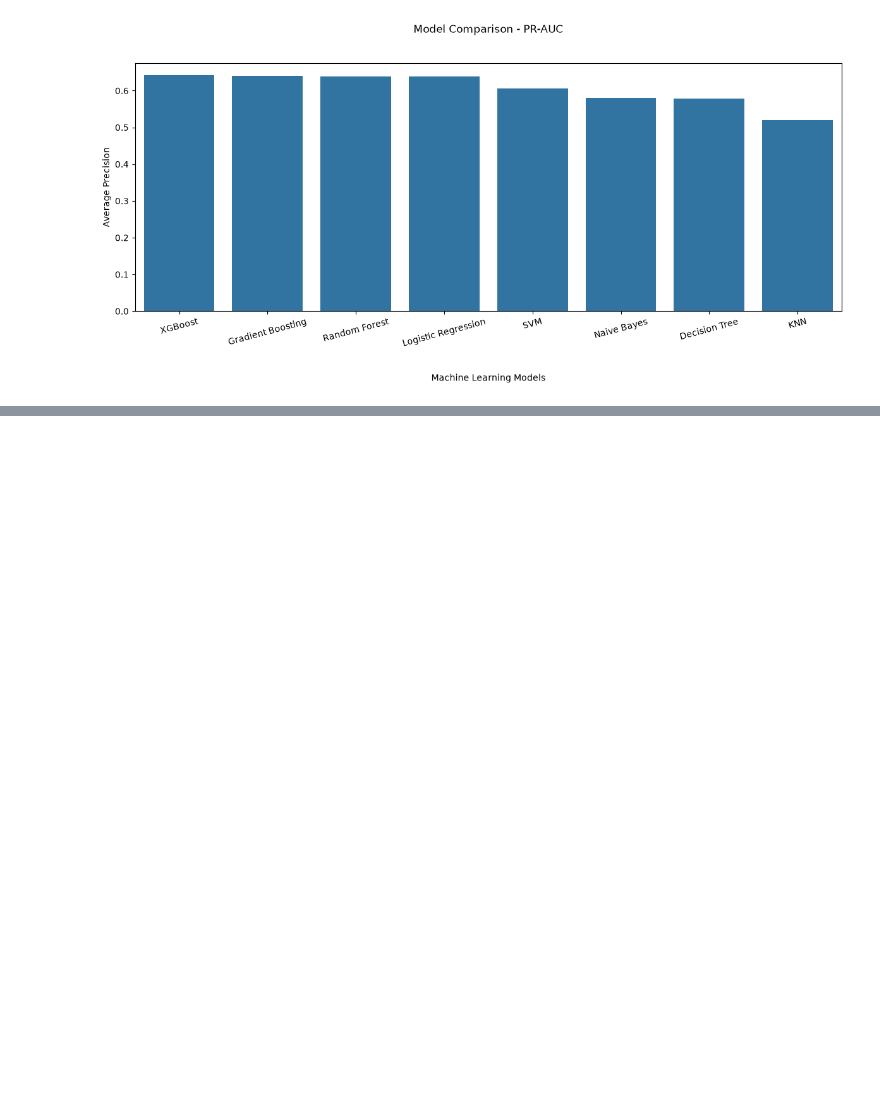
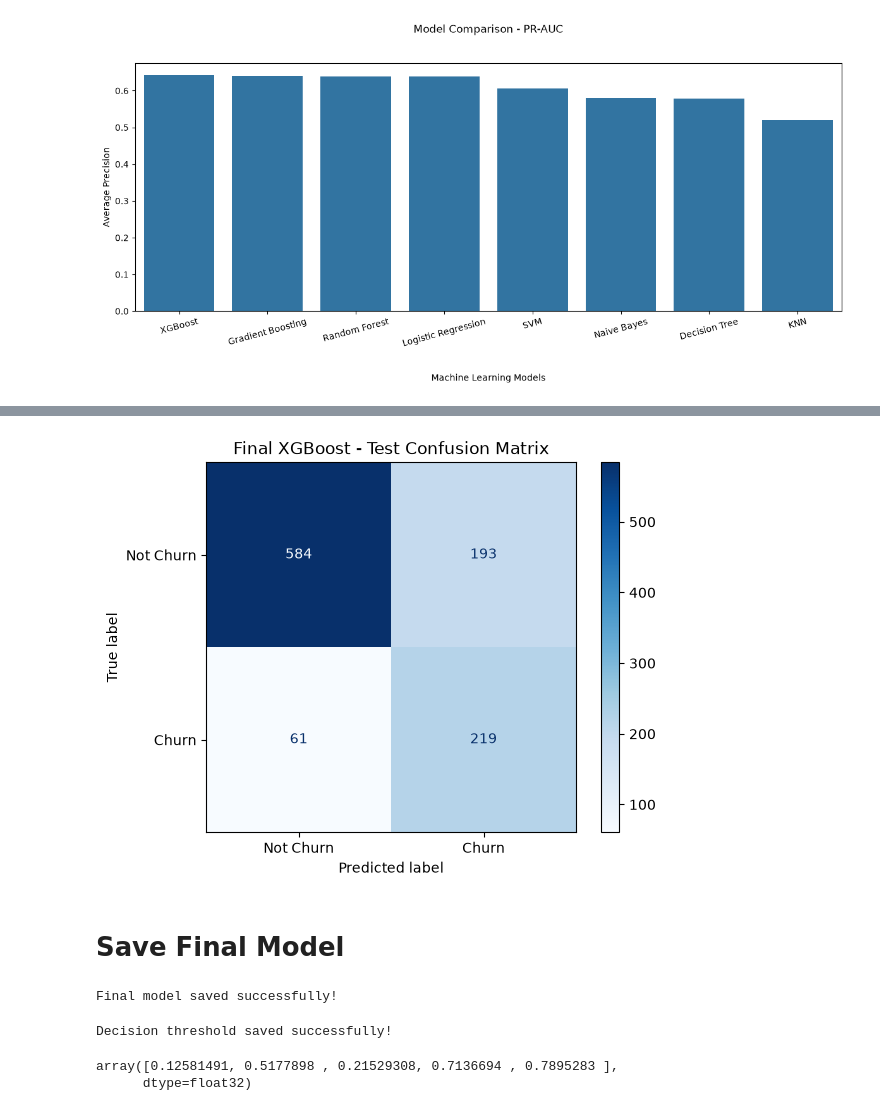
Before and after one commit to rifat9754/Customer-Churn-Prediction, a Jupyter notebook: notebooks/03_model_training.ipynb, the cells around one changed output, grey strips where cells are left out. Cells and saved outputs as stored; diff of their text form; code cells hidden in the pictures; blank space fills up the shorter version.

```diff
--- a/notebooks/03_model_training.ipynb
+++ b/notebooks/03_model_training.ipynb
@@ -479,0 +942,8 @@ plt.show()
+# %%
+final_model = best_estimators["XGBoost"]
+
+best_threshold = 0.536
+
+y_test_prob = final_model.predict_proba(X_test_raw)[:, 1]
+
+y_test_pred = (y_test_prob >= best_threshold).astype(int)
@@ -479,0 +994,17 @@ plt.show()
+# %%
+from sklearn.metrics import confusion_matrix, ConfusionMatrixDisplay
+
+cm = confusion_matrix(y_test, y_test_pred)
+
+disp = ConfusionMatrixDisplay(
+    confusion_matrix=cm,
+    display_labels=["Not Churn", "Churn"]
+)
+
+disp.plot(cmap="Blues")
+plt.title("Final XGBoost - Test Confusion Matrix")
+plt.show()
+# %% [output]
+[figure, added]
+# %% [markdown]
+# Save Final Model
@@ -479,0 +1015,39 @@ plt.show()
+# %%
+import joblib
+
+final_model = best_estimators["XGBoost"]
+
+joblib.dump(
+    final_model,
+    "../models/customer_churn_xgboost.pkl"
+)
+
+print("Final model saved successfully!")
+# %% [output]
+Final model saved successfully!
+# %%
+joblib.dump(
+    0.536,
+    "../models/decision_threshold.pkl"
+)
+
+print("Decision threshold saved successfully!")
+# %% [output]
+Decision threshold saved successfully!
+# %%
+loaded_model = joblib.load(
+    "../models/customer_churn_xgboost.pkl"
+)
+
+loaded_threshold = joblib.load(
+    "../models/decision_threshold.pkl"
+)
+
+sample_predictions = loaded_model.predict_proba(
+    X_test_raw.iloc[:5]
+)[:, 1]
+
+sample_predictions
+# %% [output]
+array([0.12581491, 0.5177898 , 0.21529308, 0.7136694 , 0.7895283 ],
+      dtype=float32)
```
Also changed, not shown: parts of 33 cells of this notebook, 1 other file.
